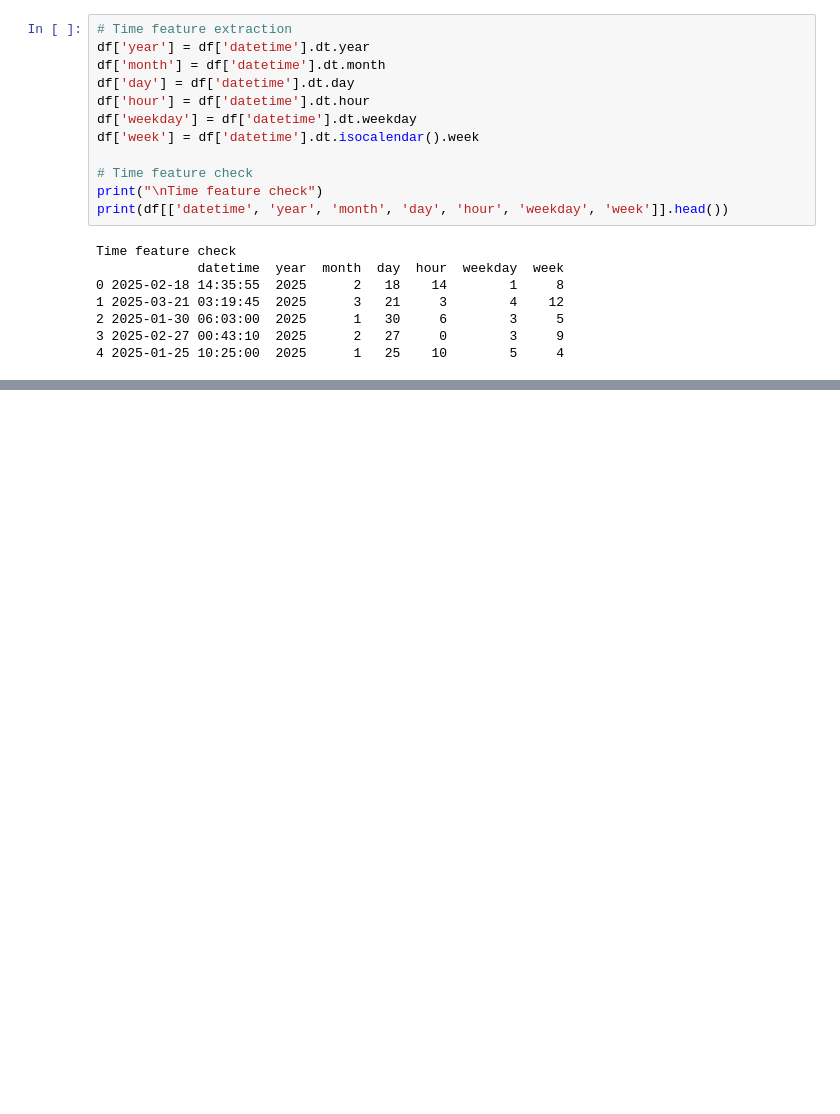
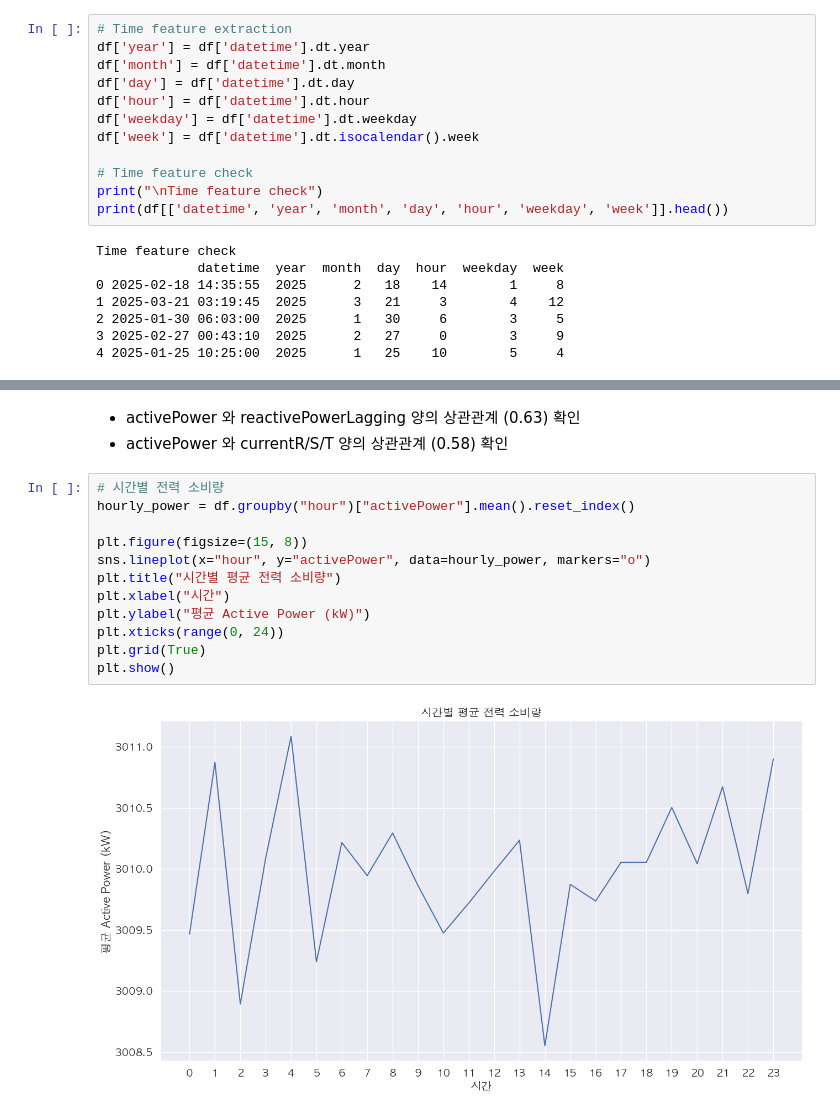
Before and after one commit to gratis-caelum/Not_Null, a Jupyter notebook: notebooks/EDA.ipynb, the cells around one changed output, grey strips where cells are left out. Cells and saved outputs as stored; diff of their text form; blank space fills up the shorter version.

Commit message:
EDA Update 1. Data Search

```diff
--- a/notebooks/EDA.ipynb
+++ b/notebooks/EDA.ipynb
@@ -167,0 +262,17 @@ Time feature check
+# %% [markdown]
+- activePower 와 reactivePowerLagging 양의 상관관계 (0.63) 확인
+- activePower 와 currentR/S/T 양의 상관관계 (0.58) 확인
+# %%
+# 시간별 전력 소비량
+hourly_power = df.groupby("hour")["activePower"].mean().reset_index()
+
+plt.figure(figsize=(15, 8))
+sns.lineplot(x="hour", y="activePower", data=hourly_power, markers="o")
+plt.title("시간별 평균 전력 소비량")
+plt.xlabel("시간")
+plt.ylabel("평균 Active Power (kW)")
+plt.xticks(range(0, 24))
+plt.grid(True)
+plt.show()
+# %% [output]
+[figure, added]
```
Also changed, not shown: parts of 22 cells of this notebook.
